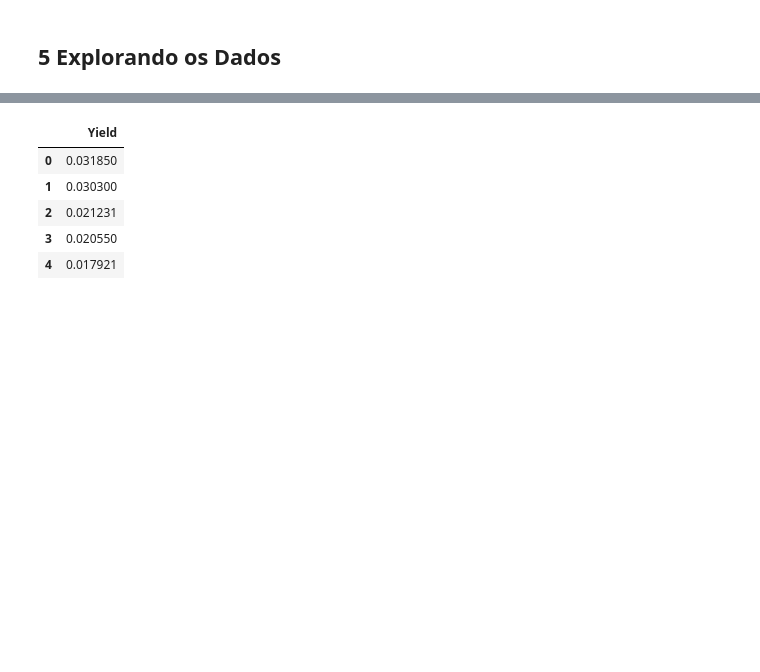
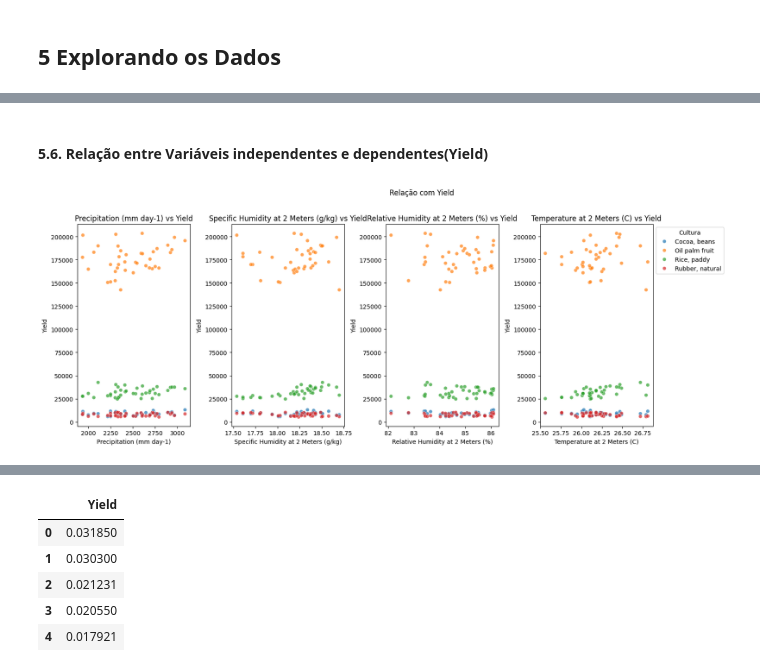
Before and after one commit to insanedays/crop_forecast, a Jupyter notebook: notebook.ipynb, the cells around one changed output, grey strips where cells are left out. Drawn from its saved outputs; the diff is of its cells as text; code cells hidden in the pictures; blank space fills up the shorter version.

```diff
--- a/notebook.ipynb
+++ b/notebook.ipynb
@@ -237,0 +360,27 @@ In summary, normalization is a critical preprocessing step for algorithms that u
+# %% [markdown]
+#### **5.6. Relação entre Variáveis independentes e dependentes(Yield)**
+# %%
+plt.figure(figsize=(18, 6))
+plt.suptitle(f'Relação com Yield', y=1.02)
+
+# Lista de variáveis independentes
+variaveis = ['Precipitation (mm day-1)',
+             'Specific Humidity at 2 Meters (g/kg)',
+             'Relative Humidity at 2 Meters (%)',
+             'Temperature at 2 Meters (C)']
+
+for i, var in enumerate(variaveis, 1):
+    plt.subplot(1, 4, i)
+    if i == 4:
+        sns.scatterplot(x=var, y='Yield', hue='Crop', data=df, palette='tab10', alpha=0.7)
+        plt.legend(title='Cultura', loc='upper left', bbox_to_anchor=(1, 1))  # Legenda no último gráfico
+    else:
+        sns.scatterplot(x=var, y='Yield', hue='Crop', data=df, palette='tab10', alpha=0.7, legend=False)
+
+    plt.title(f'{var} vs Yield')
+
+plt.tight_layout(rect=[0, 0, 0.9, 1])
+
+plt.show()
+# %% [output]
+[figure, added]
```
Also changed, not shown: parts of 48 cells of this notebook, 1 other file.
